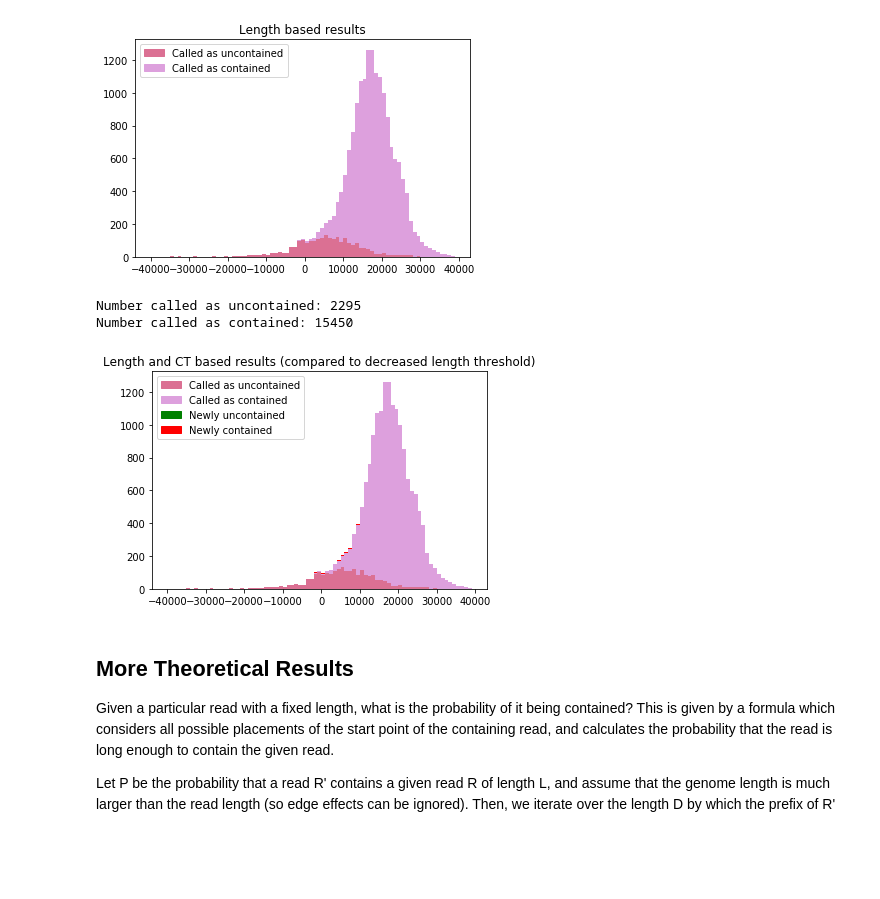
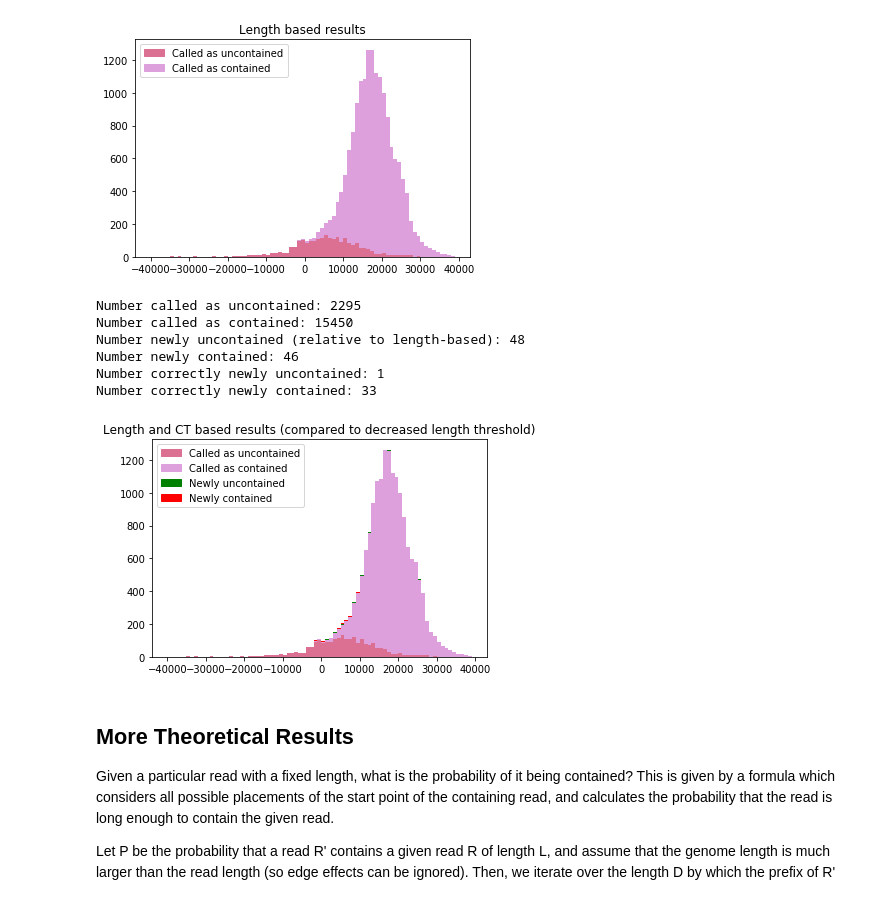
Before and after one commit to mkirsche/ContainedReadRemoval, a Jupyter notebook: sim/AnalyzeContainment.ipynb, the cells around one changed output. Drawn from its saved outputs; the diff is of its cells as text; code cells hidden in the pictures; blank space fills up the shorter version.

```diff
--- a/sim/AnalyzeContainment.ipynb
+++ b/sim/AnalyzeContainment.ipynb
@@ -414,18 +438,34 @@ combinedYes = []
 combinedNo = []
 newKeep = []
 newThrow = []
+fn = 0
+tn = 0
+fp = 0
+tp = 0
 for i in range(0, len(lens)):
     a = names[i]
     b = nameToScore[a]
     ct = nameToThreshold[a]
     if lens[i] < minLength:
+        if cis[i] >= 0:
+            tp += 1
+        else:
+            fp += 1
         combinedNo.append(b)
     elif ct > maxThreshold:
+        if cis[i] >= 0:
+            tp += 1
+        else:
+            fp += 1
         if lens[i] > lengthThreshold:
             newThrow.append(b)
         else:
             combinedNo.append(b)
     else:
+        if cis[i] >= 0:
+            fn += 1
+        else:
+            tn += 1
         if lens[i] > lengthThreshold:
             combinedYes.append(b)
         else:
@@ -433,8 +473,13 @@ for i in range(0, len(lens)):
 
 numberContained = len(combinedNo) +  len(newThrow)
 
+print('Correctly removed: ' + str(tp))
+print('Correctly remaining: ' + str(tn))
+print('Incorrectly removed: ' + str(fp))
+print('Contained but kept: ' + str(fn))
 print('Number called as uncontained: ' + str(len(combinedYes) + len(newKeep)))
 print('Number called as contained: ' + str(len(combinedNo) +  len(newThrow)))
+print('Co')
 
 colors = ['palevioletred', 'plum', 'green', 'red']
 labels = ['Called as uncontained', 'Called as contained', 'Newly uncontained', 'Newly contained']
@@ -486,11 +536,15 @@ Number called as uncontained: 2299
 Number called as contained: 15446
 [figure]
 # %%
+numberContained = len(combinedNo) +  len(newThrow)
+
 combinedYes = []
 combinedNo = []
 newKeep = []
 newThrow = []
-lengthThreshold = sortedLengths[len(combinedNo) +  len(newThrow)]
+correctNewThrow = 0
+correctNewKeep = 0
+
 for i in range(0, len(lens)):
     a = names[i]
     b = nameToScore[a]
@@ -499,36 +553,46 @@ for i in range(0, len(lens)):
         combinedNo.append(b)
     elif ct > maxThreshold:
         if lens[i] > lengthThreshold:
+            if cis[i] >= 0:
+                correctNewThrow += 1
             newThrow.append(b)
         else:
             combinedNo.append(b)
     else:
         if lens[i] > lengthThreshold:
             combinedYes.append(b)
         else:
+            if cis[i] < 0:
+                correctNewKeep += 1
             newKeep.append(b)
-
-numberContained = len(combinedNo) +  len(newThrow)
 
 print('Number called as uncontained: ' + str(len(combinedYes) + len(newKeep)))
 print('Number called as contained: ' + str(len(combinedNo) +  len(newThrow)))
+print('Number newly uncontained (relative to length-based): ' + str(len(newKeep)))
+print('Number newly contained: ' + str(len(newThrow)))
+print('Number correctly newly uncontained: ' + str(correctNewKeep))
+print('Number correctly newly contained: ' + str(correctNewThrow))
 
 colors = ['palevioletred', 'plum', 'green', 'red']
 labels = ['Called as uncontained', 'Called as contained', 'Newly uncontained', 'Newly contained']
 legendHandles = []
 for i in range(0, len(colors)):
     legendHandles.append(mpatches.Patch(color=colors[i], label=labels[i]))
 plt.title('Length and CT based results (compared to decreased length threshold)')
 plt.hist([combinedYes, combinedNo, newKeep, newThrow], color = colors , bins = buckets, stacked = True)
 plt.legend(handles=legendHandles)
 plt.show()
 plt.clf()
 plt.cla()
 plt.close()
 # %% [output]
 Number called as uncontained: 2295
 Number called as contained: 15450
+Number newly uncontained (relative to length-based): 48
+Number newly contained: 46
+Number correctly newly uncontained: 1
+Number correctly newly contained: 33
-[figure, old version]
+[figure, new version]
 # %% [markdown]
 ## More Theoretical Results
 Given a particular read with a fixed length, what is the probability of it being contained?  This is given by a formula which considers all possible placements of the start point of the containing read, and calculates the probability that the read is long enough to contain the given read.
```
Also changed, not shown: parts of 3 cells of this notebook.
